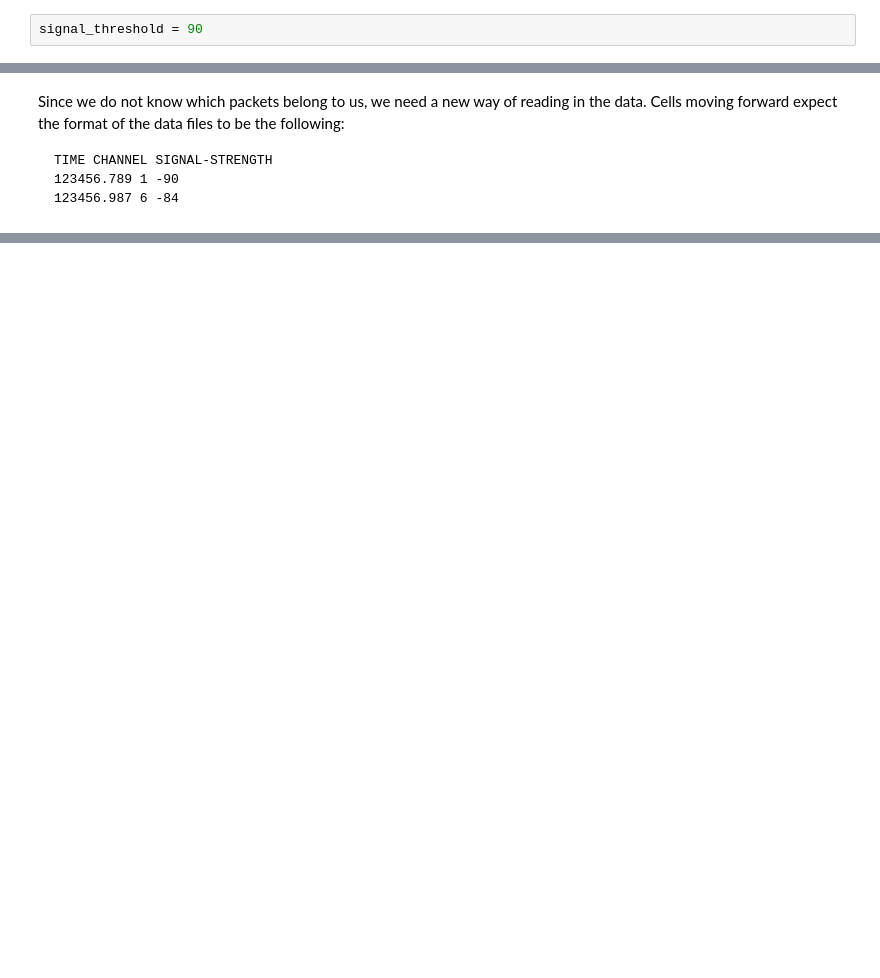
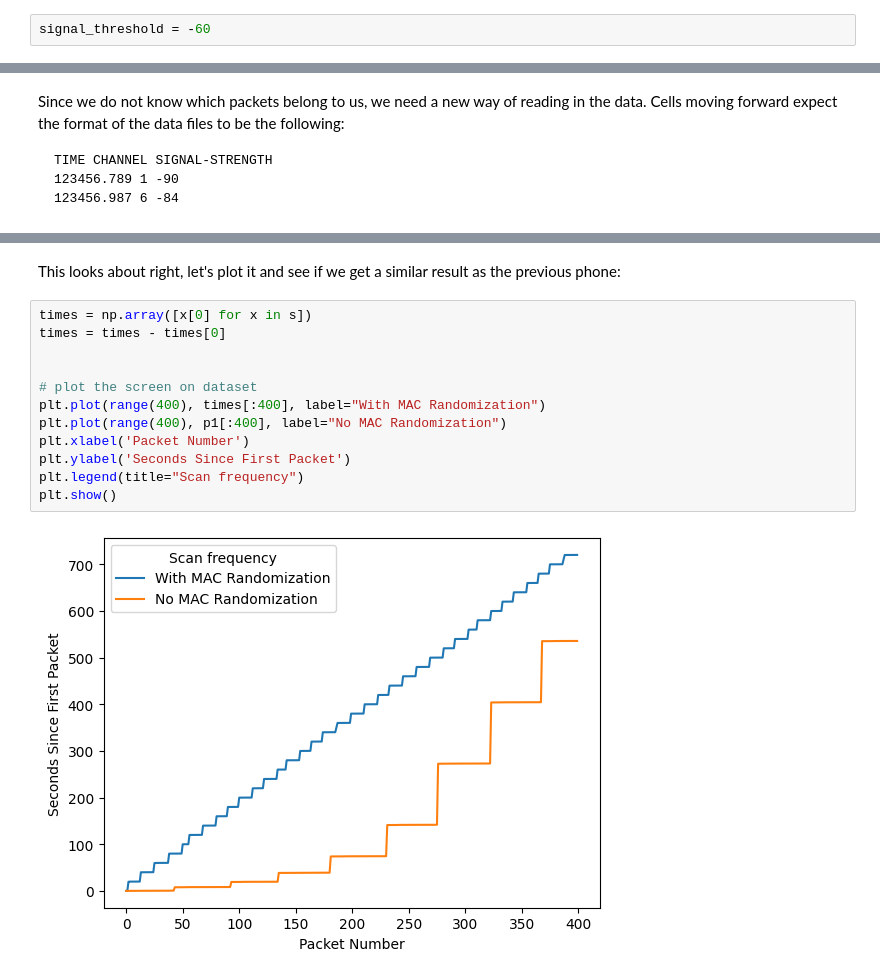
Before and after one commit to jdeinum/SDR, a Jupyter notebook: analysis/sdr.ipynb, the cells around one changed output, grey strips where cells are left out. Saved outputs shown, nothing was run; the diff lists cells and outputs as text; blank space fills up the shorter version.

```diff
--- a/analysis/sdr.ipynb
+++ b/analysis/sdr.ipynb
@@ -446,5 +441,5 @@ From the CDF, we can see that this dataset does not appear normal. This makes se
 # %%
-signal_threshold = 90
+signal_threshold = -60
 # %% [markdown]
 The first thing we'll check is how many samples we should expect (from our first device without MAC randomization). Since both of them presumeably follow the Android scan plan, we can expect similar amounts of packets being sent over the 30 minutes:
 # %%
@@ -476,0 +498,16 @@ ValueError: invalid literal for int() with base 10: '11b'
+# %% [markdown]
+This looks about right, let's plot it and see if we get a similar result as the previous phone:
+# %%
+times = np.array([x[0] for x in s])
+times = times - times[0]
+
+
+# plot the screen on dataset
+plt.plot(range(400), times[:400], label="With MAC Randomization")
+plt.plot(range(400), p1[:400], label="No MAC Randomization")
+plt.xlabel('Packet Number')
+plt.ylabel('Seconds Since First Packet')
+plt.legend(title="Scan frequency")
+plt.show()
+# %% [output]
+[figure, added]
```
Also changed, not shown: parts of 12 cells of this notebook, 1 other file.
